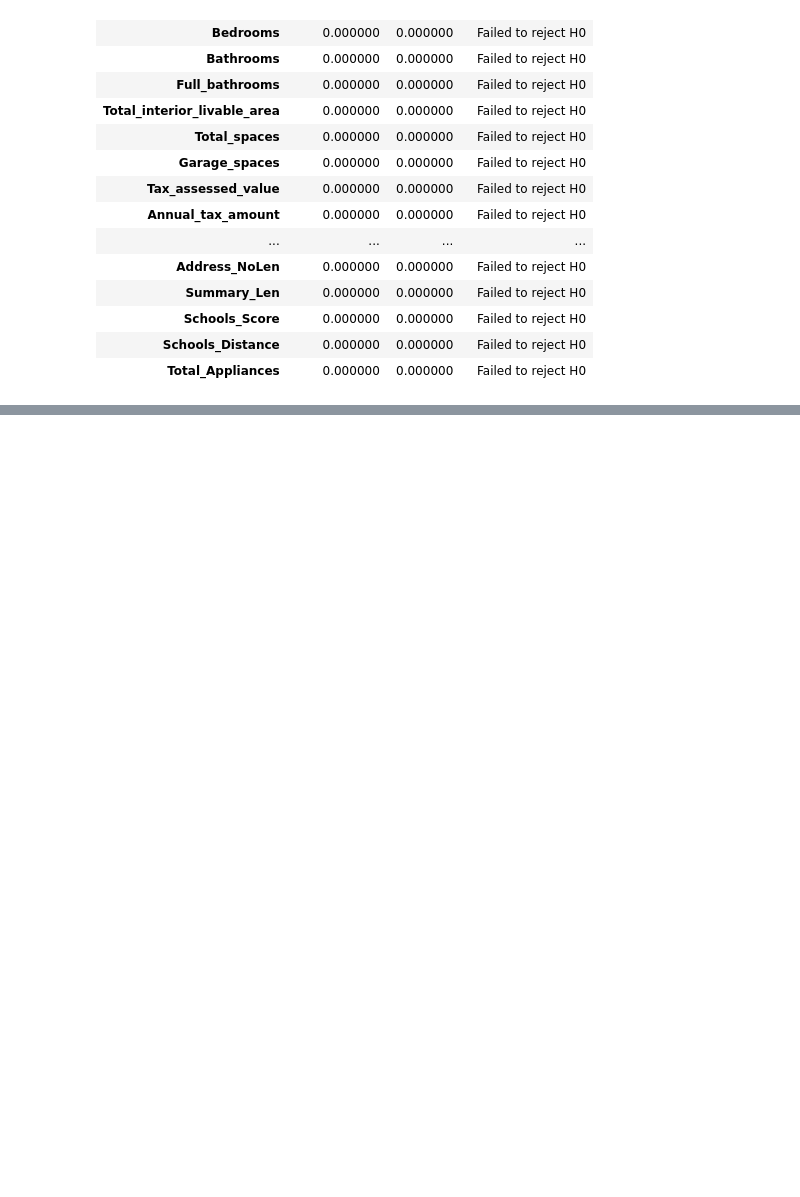
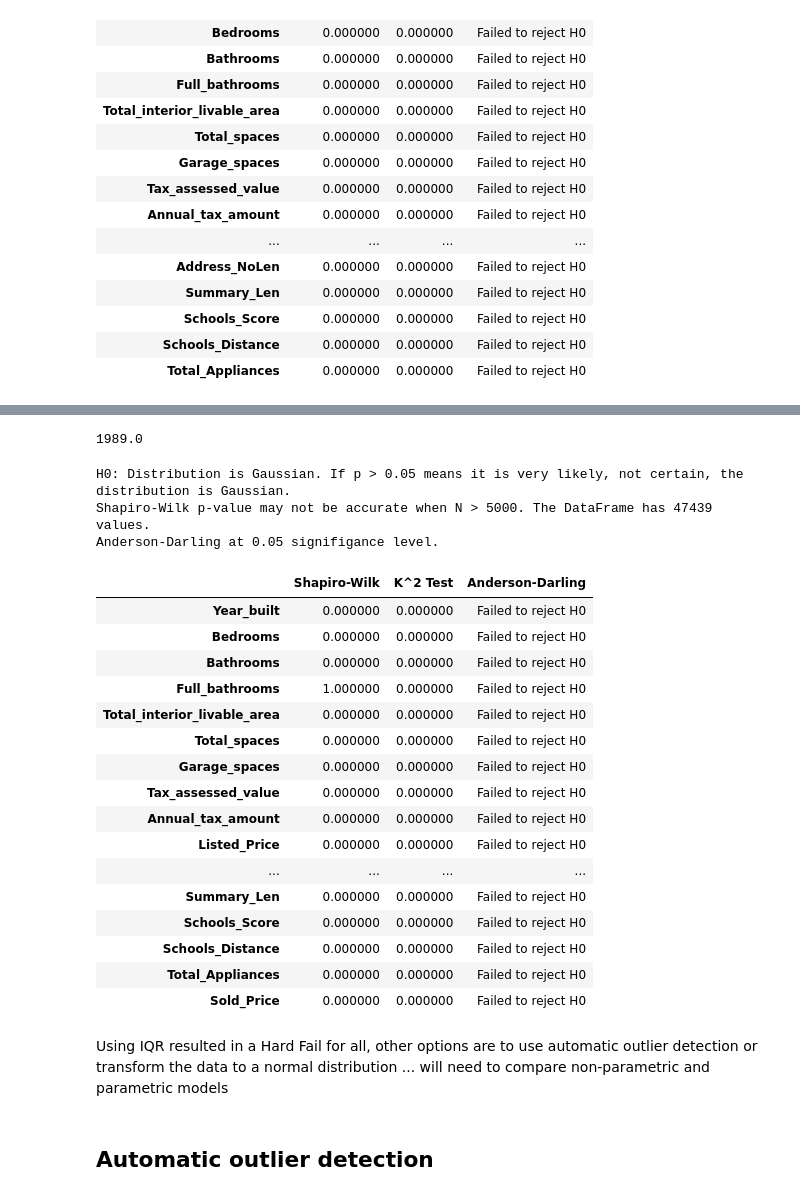
Before and after one commit to Euan-J-Austin/Kaggle_Housing_CA, a Jupyter notebook: predicting-sold-price.ipynb, the cells around one changed output, grey strips where cells are left out. Saved outputs shown, nothing was run; the diff lists cells and outputs as text; code cells hidden in the pictures; blank space fills up the shorter version.

```diff
--- a/predicting-sold-price.ipynb
+++ b/predicting-sold-price.ipynb
@@ -107,0 +181,45 @@ normality_graphic(train.Lot)
+# %%
+np.nanpercentile(train.Year_built, 75)
+# %% [output]
+1989.0
+# %%
+def remove_outliers(df, quantitative, k):
+    df = df.copy()
+    quantitative.append('Sold_Price')
+    for x in quantitative:
+        q25, q75 = np.nanpercentile(df[x], 25), np.nanpercentile(df[x], 75)
+        iqr = q75 - q25
+        cut_off = iqr*k
+        lower, upper = q25 - cut_off, q75 + cut_off
+        df[x] = np.where(df[x] < lower, np.nan, df[x]).copy()
+        df[x] = np.where(df[x] > upper, np.nan, df[x]).copy()
+    return df
+# %%
+train_iqr = remove_outliers(train, quantitative, 1.5)
+# %%
+normality_tests(train_iqr, quantitative)
+# %% [output]
+H0: Distribution is Gaussian. If p > 0.05 means it is very likely, not certain, the distribution is Gaussian.
+Shapiro-Wilk p-value may not be accurate when N > 5000. The DataFrame has 47439 values.
+Anderson-Darling at 0.05 signifigance level.
+|  | Shapiro-Wilk | K^2 Test | Anderson-Darling |
+| Year_built | 0.000000 | 0.000000 | Failed to reject H0 |
+| Bedrooms | 0.000000 | 0.000000 | Failed to reject H0 |
+| Bathrooms | 0.000000 | 0.000000 | Failed to reject H0 |
+| Full_bathrooms | 1.000000 | 0.000000 | Failed to reject H0 |
+| Total_interior_livable_area | 0.000000 | 0.000000 | Failed to reject H0 |
+| Total_spaces | 0.000000 | 0.000000 | Failed to reject H0 |
+| Garage_spaces | 0.000000 | 0.000000 | Failed to reject H0 |
+| Tax_assessed_value | 0.000000 | 0.000000 | Failed to reject H0 |
+| Annual_tax_amount | 0.000000 | 0.000000 | Failed to reject H0 |
+| Listed_Price | 0.000000 | 0.000000 | Failed to reject H0 |
+| ... | ... | ... | ... |
+| Summary_Len | 0.000000 | 0.000000 | Failed to reject H0 |
+| Schools_Score | 0.000000 | 0.000000 | Failed to reject H0 |
+| Schools_Distance | 0.000000 | 0.000000 | Failed to reject H0 |
+| Total_Appliances | 0.000000 | 0.000000 | Failed to reject H0 |
+| Sold_Price | 0.000000 | 0.000000 | Failed to reject H0 |
+# %% [markdown]
+Using IQR resulted in a Hard Fail for all, other options are to use automatic outlier detection or transform the data to a normal distribution ... will need to compare non-parametric and parametric models
+# %% [markdown]
+## Automatic outlier detection
```
Also changed, not shown: parts of 22 cells of this notebook.
